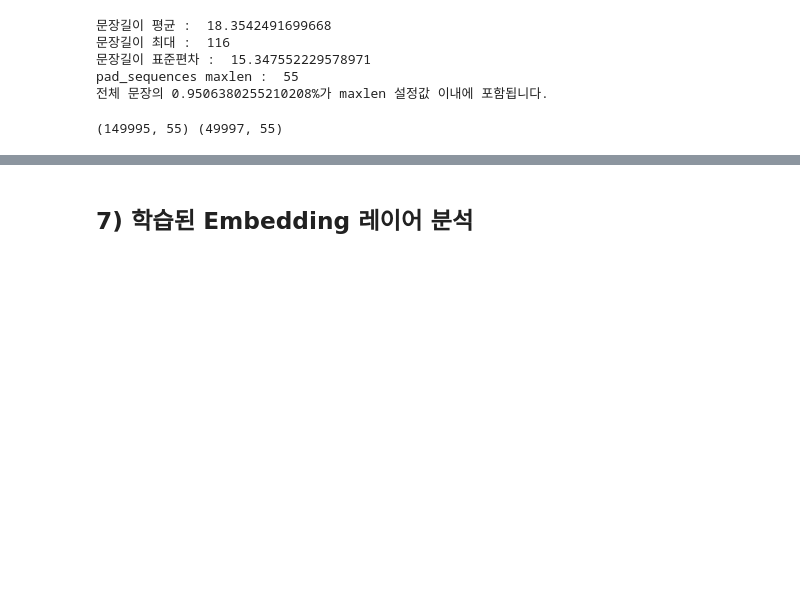
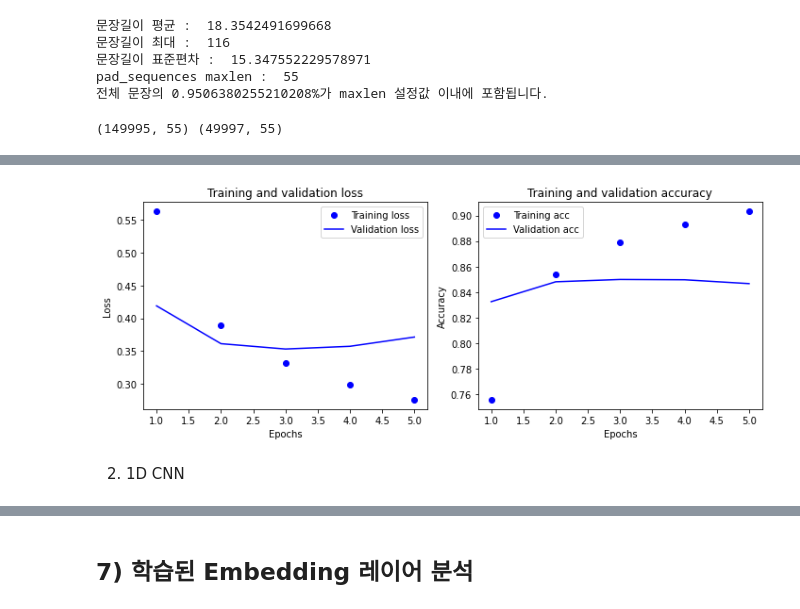
Before and after one commit to inseopbyeon/aiffel_assignment, a Jupyter notebook: 6th/네이버 영화리뷰 감성분석 도전.ipynb, the cells around one changed output, grey strips where cells are left out. Drawn from its saved outputs; the diff is of its cells as text; code cells hidden in the pictures; blank space fills up the shorter version.

```diff
--- a/6th/네이버 영화리뷰 감성분석 도전.ipynb
+++ b/6th/네이버 영화리뷰 감성분석 도전.ipynb
@@ -29,3 +0,0 @@ print(index_to_word)
-# %%
-word_to_index={word:index for index, word in index_to_word.items()}
-print(word_to_index)
@@ -813,12 +168,12 @@ print(f'전체 문장의 {np.sum(num_tokens < max_tokens) / len(num_tokens)}%가
 pad_sequences maxlen :  55
 전체 문장의 0.9506380255210208%가 maxlen 설정값 이내에 포함됩니다.
 # %%
-X_train = tf.keras.preprocessing.sequence.pad_sequences(X_train,
+X_train = tf.keras.preprocessing.sequence.pad_sequences(np.array(X_train,dtype=object),
                                                         value=word_to_index["<PAD>"],
                                                         padding='post', # 혹은 'pre'
                                                         maxlen=maxlen)
 
-X_test = tf.keras.preprocessing.sequence.pad_sequences(X_test,
+X_test = tf.keras.preprocessing.sequence.pad_sequences(np.array(X_test,dtype=object),
                                                        value=word_to_index["<PAD>"],
                                                        padding='post', # 혹은 'pre'
                                                        maxlen=maxlen)
@@ -830,0 +231,13 @@ print(X_train.shape, X_test.shape)
+# %%
+model.compile(optimizer='adam',
+              loss='binary_crossentropy',
+              metrics=['accuracy'])
+
+epochs= 5  # 몇 epoch를 훈련하면 좋을지 결과를 보면서 바꾸어 봅시다.
+
+history = model.fit(partial_X_train,
+                    partial_y_train,
+                    epochs=epochs,
+                    batch_size=512,
+                    validation_data=(X_val, y_val),
+                    verbose=1)
@@ -830,0 +261,39 @@ print(X_train.shape, X_test.shape)
+# %%
+import matplotlib.pyplot as plt
+
+history_dict = history.history
+acc = history_dict['accuracy']
+val_acc = history_dict['val_accuracy']
+loss = history_dict['loss']
+val_loss = history_dict['val_loss']
+
+epochs = range(1, len(acc) + 1)
+
+# 서브플롯을 생성합니다
+fig, (ax1, ax2) = plt.subplots(1, 2, figsize=(10,4))
+
+# 첫 번째 서브플롯: Training and Validation Loss
+ax1.plot(epochs, loss, 'bo', label='Training loss')
+ax1.plot(epochs, val_loss, 'b', label='Validation loss')
+ax1.set_title('Training and validation loss')
+ax1.set_xlabel('Epochs')
+ax1.set_ylabel('Loss')
+ax1.legend()
+
+# 두 번째 서브플롯: Training and Validation Accuracy
+ax2.plot(epochs, acc, 'bo', label='Training acc')
+ax2.plot(epochs, val_acc, 'b', label='Validation acc')
+ax2.set_title('Training and validation accuracy')
+ax2.set_xlabel('Epochs')
+ax2.set_ylabel('Accuracy')
+ax2.legend()
+
+# 서브플롯 간의 간격을 조정합니다
+plt.tight_layout()
+
+# 그래프를 출력합니다
+plt.show()
+# %% [output]
+[figure, added]
+# %% [markdown]
+2. 1D CNN
```
Also changed, not shown: parts of 86 cells of this notebook, 2 other files.
